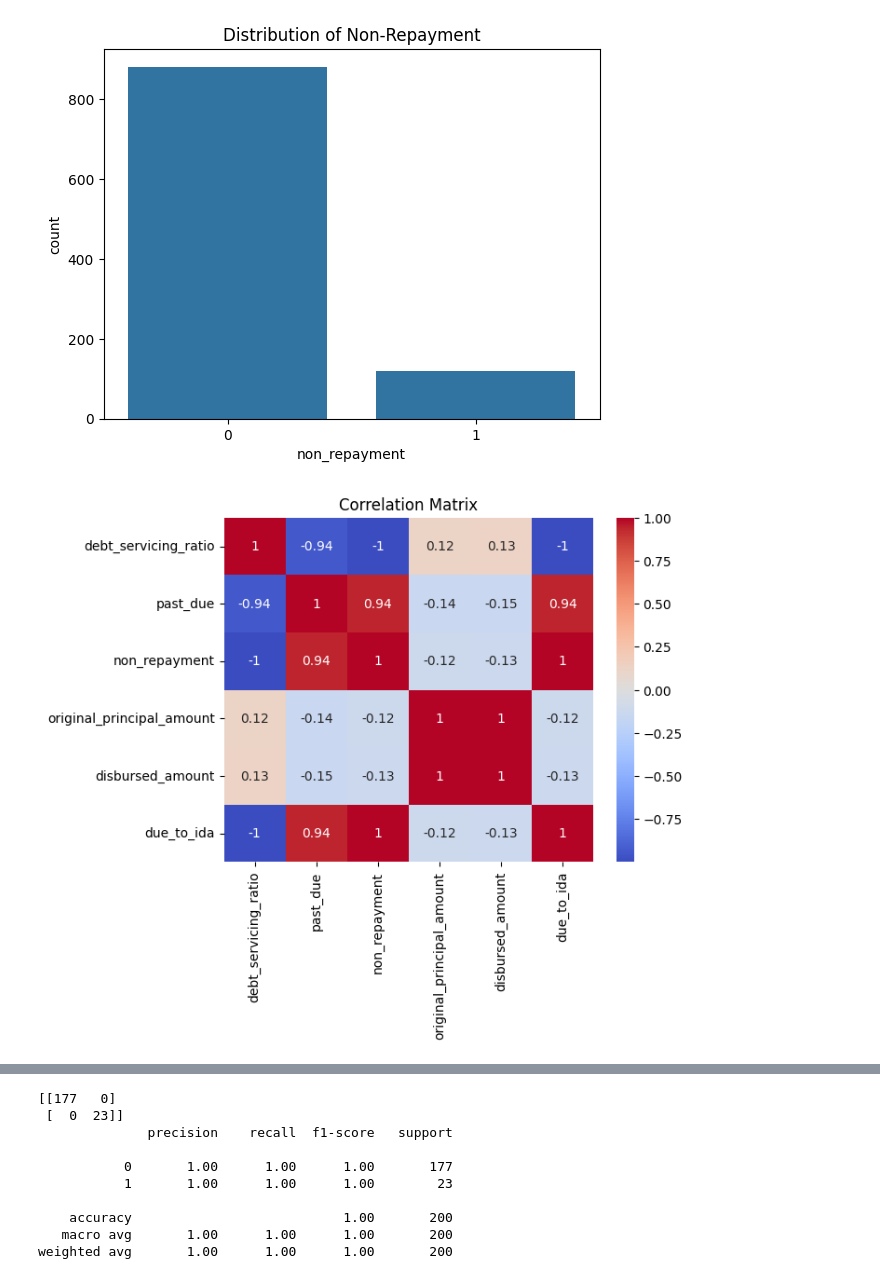
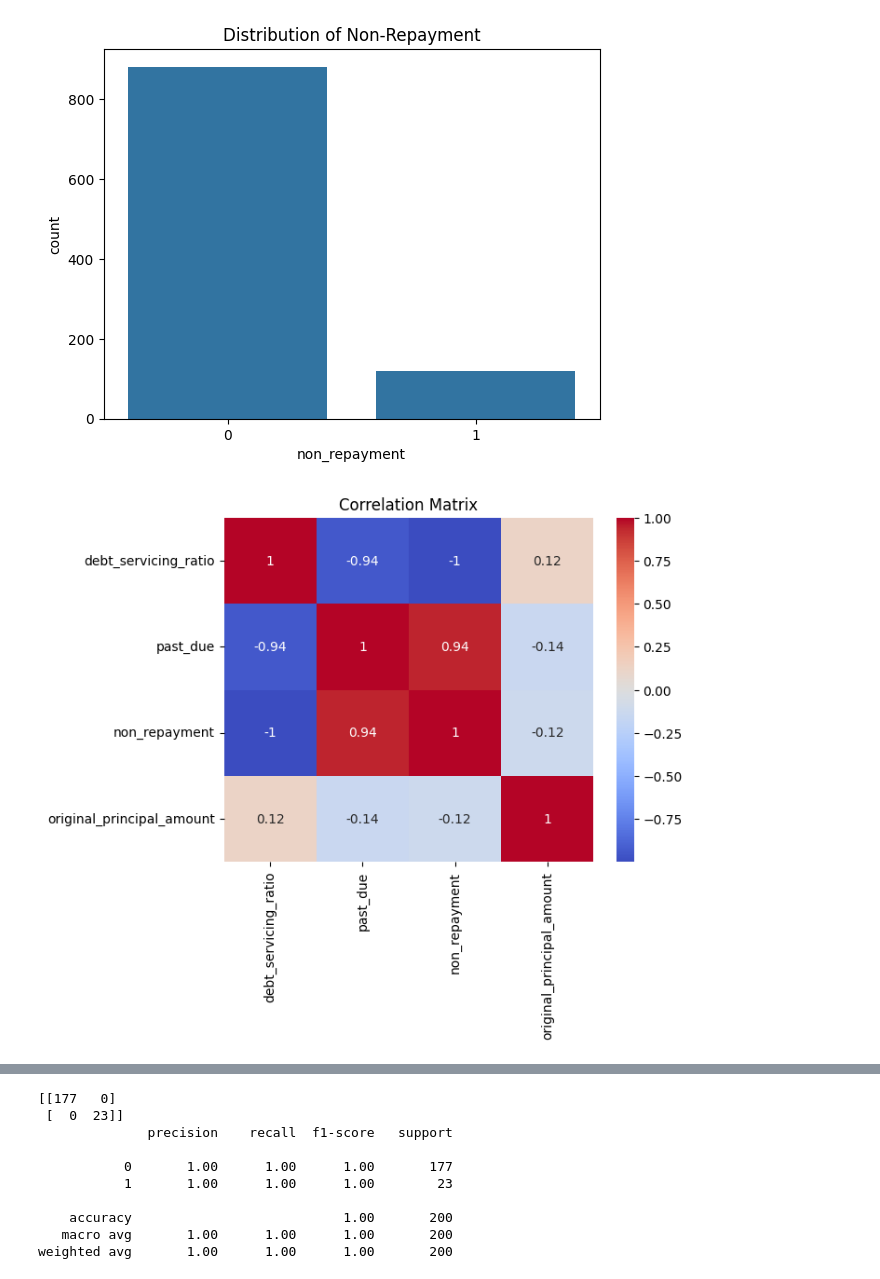
Before and after one commit to isadays/IDA-Historical-Data, a Jupyter notebook: IDAPredictive.ipynb, the cells around one changed output, grey strips where cells are left out. Saved outputs shown, nothing was run; the diff lists cells and outputs as text; code cells hidden in the pictures.

```diff
--- a/IDAPredictive.ipynb
+++ b/IDAPredictive.ipynb
@@ -248,11 +214,11 @@ plt.show()
 [figure]
 [figure]
 # %%
-correlation_matrix = df[['debt_servicing_ratio', 'past_due', 'non_repayment', 'original_principal_amount', 'disbursed_amount', 'due_to_ida']].corr()
+correlation_matrix = df[['debt_servicing_ratio', 'past_due', 'non_repayment', 'original_principal_amount']].corr()
 
 # Plot the heatmap
 sns.heatmap(correlation_matrix, annot=True, cmap='coolwarm')
 plt.title('Correlation Matrix')
 plt.show()
 # %% [output]
-[figure, old version]
+[figure, new version]
```
Also changed, not shown: parts of 34 cells of this notebook.
